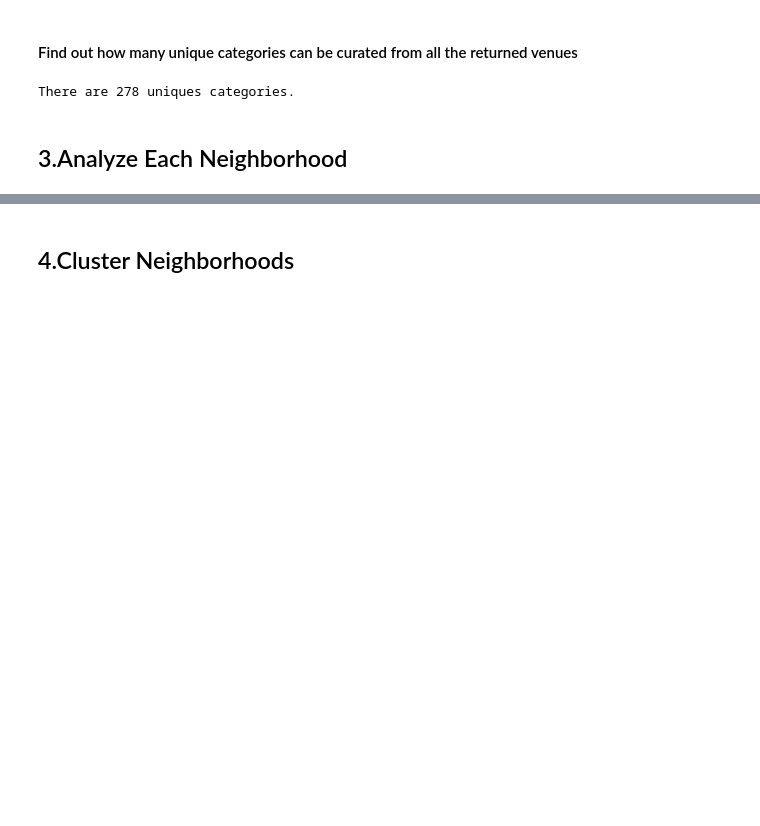
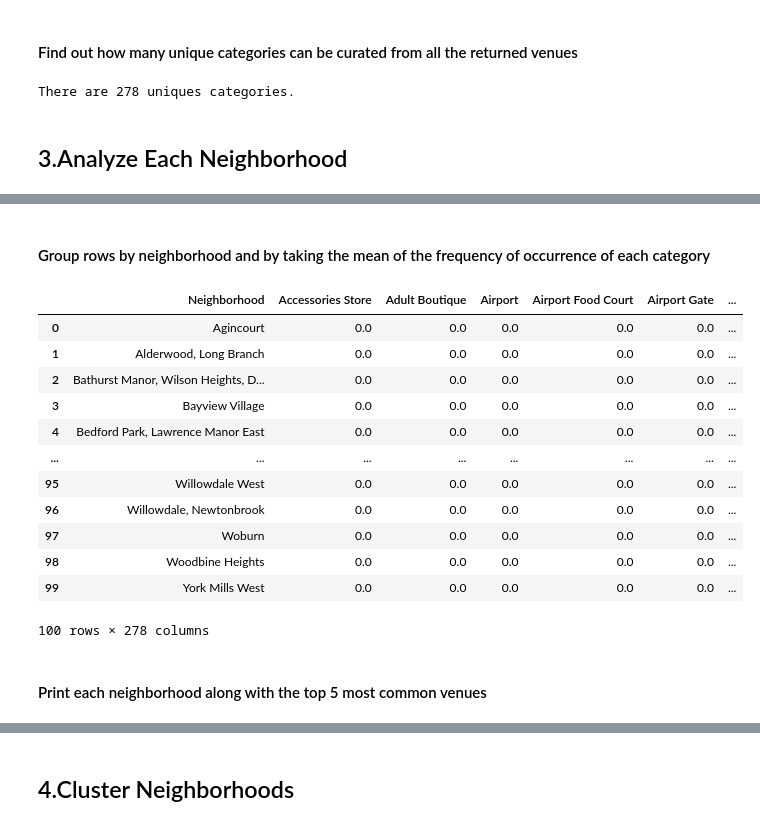
Before and after one commit to ReinholdYen/coursera-capstone-project, a Jupyter notebook: Segmenting_and_Clustering_Neighborhoods_in_Toronto.ipynb, the cells around one changed output, grey strips where cells are left out. Cells and saved outputs as stored; diff of their text form; code cells hidden in the pictures; blank space fills up the shorter version.

Commit message:
Update Segmenting_and_Clustering_Neighborhoods_in_Toronto.ipynb
finished

```diff
--- a/Segmenting_and_Clustering_Neighborhoods_in_Toronto.ipynb
+++ b/Segmenting_and_Clustering_Neighborhoods_in_Toronto.ipynb
@@ -287,3 +282,13 @@ print('There are {} uniques categories.'.format(len(toronto_venues['Venue Catego
 There are 278 uniques categories.
 # %% [markdown]
 ## 3.Analyze Each Neighborhood
+# %%
+toronto_onehot = pd.get_dummies(toronto_venues[['Venue Category']], prefix="", prefix_sep="")
+
+toronto_onehot['Neighborhood'] = toronto_venues['Neighborhood']
+
+toronto_onehot.set_index('Neighborhood', drop=True, inplace=True)
+toronto_onehot.reset_index(inplace=True)
+
+print('The size of the dataframe: ', toronto_onehot.shape)
+toronto_onehot.head()
@@ -289,0 +304,21 @@ There are 278 uniques categories.
+# %% [markdown]
+#### Group rows by neighborhood and by taking the mean of the frequency of occurrence of each category
+# %%
+toronto_grouped = toronto_onehot.groupby('Neighborhood').mean().reset_index()
+toronto_grouped
+# %% [output]
+|  | Neighborhood | Accessories Store | Adult Boutique | Airport | Airport Food Court | Airport Gate | ... |
+| 0 | Agincourt | 0.0 | 0.0 | 0.0 | 0.0 | 0.0 | ... |
+| 1 | Alderwood, Long Branch | 0.0 | 0.0 | 0.0 | 0.0 | 0.0 | ... |
+| 2 | Bathurst Manor, Wilson Heights, D... | 0.0 | 0.0 | 0.0 | 0.0 | 0.0 | ... |
+| 3 | Bayview Village | 0.0 | 0.0 | 0.0 | 0.0 | 0.0 | ... |
+| 4 | Bedford Park, Lawrence Manor East | 0.0 | 0.0 | 0.0 | 0.0 | 0.0 | ... |
+| ... | ... | ... | ... | ... | ... | ... | ... |
+| 95 | Willowdale West | 0.0 | 0.0 | 0.0 | 0.0 | 0.0 | ... |
+| 96 | Willowdale, Newtonbrook | 0.0 | 0.0 | 0.0 | 0.0 | 0.0 | ... |
+| 97 | Woburn | 0.0 | 0.0 | 0.0 | 0.0 | 0.0 | ... |
+| 98 | Woodbine Heights | 0.0 | 0.0 | 0.0 | 0.0 | 0.0 | ... |
+| 99 | York Mills West | 0.0 | 0.0 | 0.0 | 0.0 | 0.0 | ... |
+100 rows × 278 columns
+# %% [markdown]
+#### Print each neighborhood along with the top 5 most common venues
```
Also changed, not shown: parts of 25 cells of this notebook.
